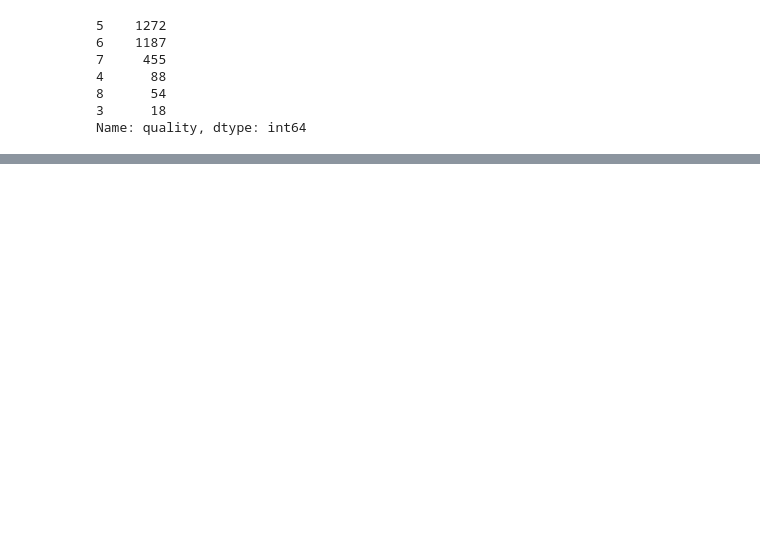
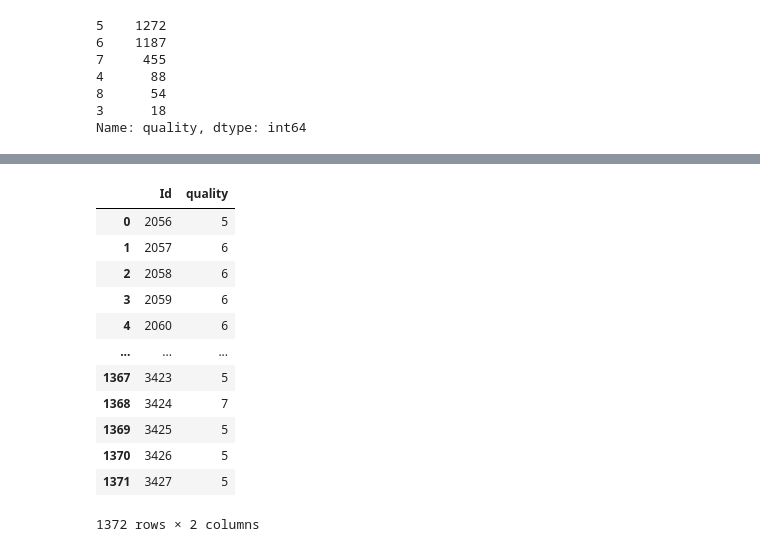
Before and after one commit to jjh0987/MyProject, a Jupyter notebook: pythonProject/kaggle/playground epi5/Untitled.ipynb, the cells around one changed output, grey strips where cells are left out. Cells and saved outputs as stored; diff of their text form; code cells hidden in the pictures; blank space fills up the shorter version.

```diff
--- a/pythonProject/kaggle/playground epi5/Untitled.ipynb
+++ b/pythonProject/kaggle/playground epi5/Untitled.ipynb
@@ -41,0 +292,16 @@ lgb = LGBMClassifier()
+# %%
+pd.read_csv('./blended.csv')
+# %% [output]
+|  | Id | quality |
+| 0 | 2056 | 5 |
+| 1 | 2057 | 6 |
+| 2 | 2058 | 6 |
+| 3 | 2059 | 6 |
+| 4 | 2060 | 6 |
+| ... | ... | ... |
+| 1367 | 3423 | 5 |
+| 1368 | 3424 | 7 |
+| 1369 | 3425 | 5 |
+| 1370 | 3426 | 5 |
+| 1371 | 3427 | 5 |
+1372 rows × 2 columns
```
Also changed, not shown: parts of 18 cells of this notebook, 17 other files.
